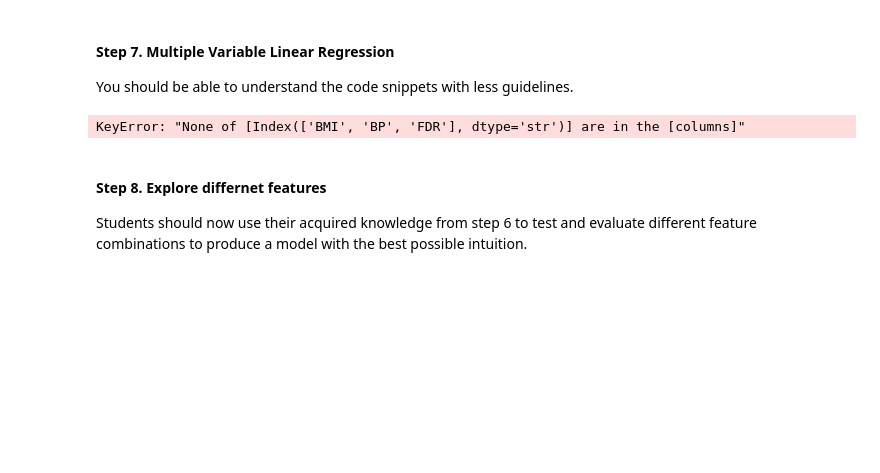
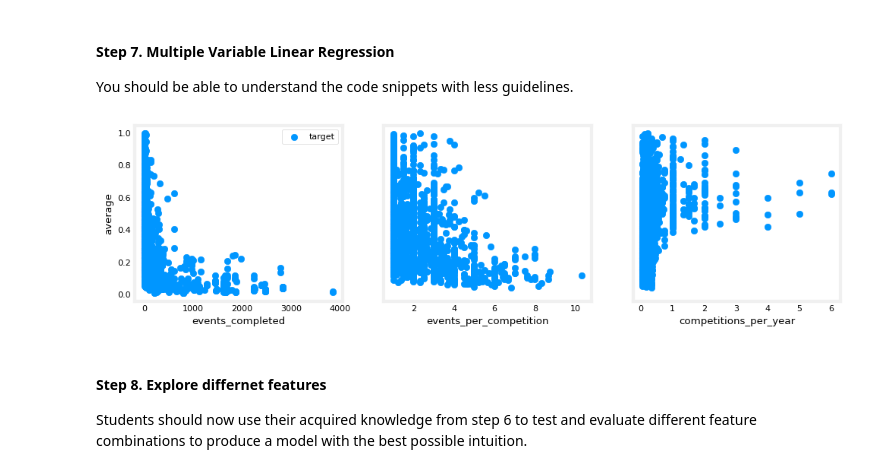
Before and after one commit to TempeHS/2026SE_MLOPSTask_Michael.L, a Jupyter notebook: 2.Model_Development/2.3.Model_Training/2.3.2.Linear_Regression.ipynb, the cells around one changed output. Cells and saved outputs as stored; diff of their text form; code cells hidden in the pictures; blank space fills up the shorter version.

```diff
--- a/2.Model_Development/2.3.Model_Training/2.3.2.Linear_Regression.ipynb
+++ b/2.Model_Development/2.3.Model_Training/2.3.2.Linear_Regression.ipynb
@@ -84,21 +88,21 @@ You should be able to understand the code snippets with less guidelines.
 # Create a data frame from the csv file
 training_data = pd.read_csv('2.3.2.training_data.csv')
 
-x_name = ['BMI','BP','FDR']
-y_name = 'Target'
+x_name = ['events_completed','events_per_competition','competitions_per_year', '']
+y_name = 'average'
 x = np.array(training_data[x_name])
 y = np.array(training_data[y_name])
-# %% [output]
-KeyError: "None of [Index(['BMI', 'BP', 'FDR'], dtype='str')] are in the [columns]"
 # %%
 # plot predictions and targets vs original features
 fig,ax=plt.subplots(1,len(x_name),figsize=(12,3),sharey=True)
 for i in range(len(ax)):
     ax[i].scatter(x[:,i],y, label = 'target')
     ax[i].set_xlabel(x_name[i])
-ax[0].set_ylabel("Target"); ax[0].legend();
-fig.suptitle("Diabetes Disease Progress")
+ax[0].set_ylabel("average"); ax[0].legend();
+fig.suptitle("")
 plt.show()
+# %% [output]
+[figure, added]
 # %%
 # Create the model
 my_model = LinearRegression()
```
Also changed, not shown: parts of 3 cells of this notebook, 5 other files.
